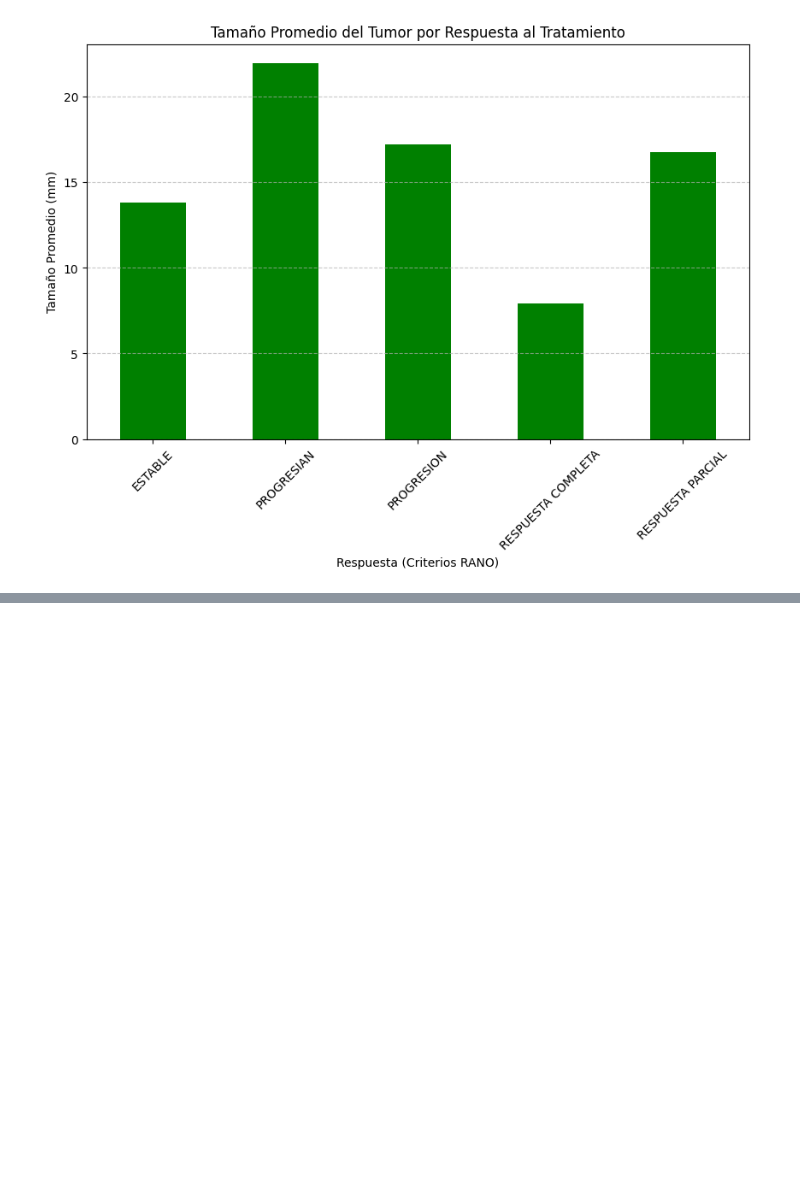
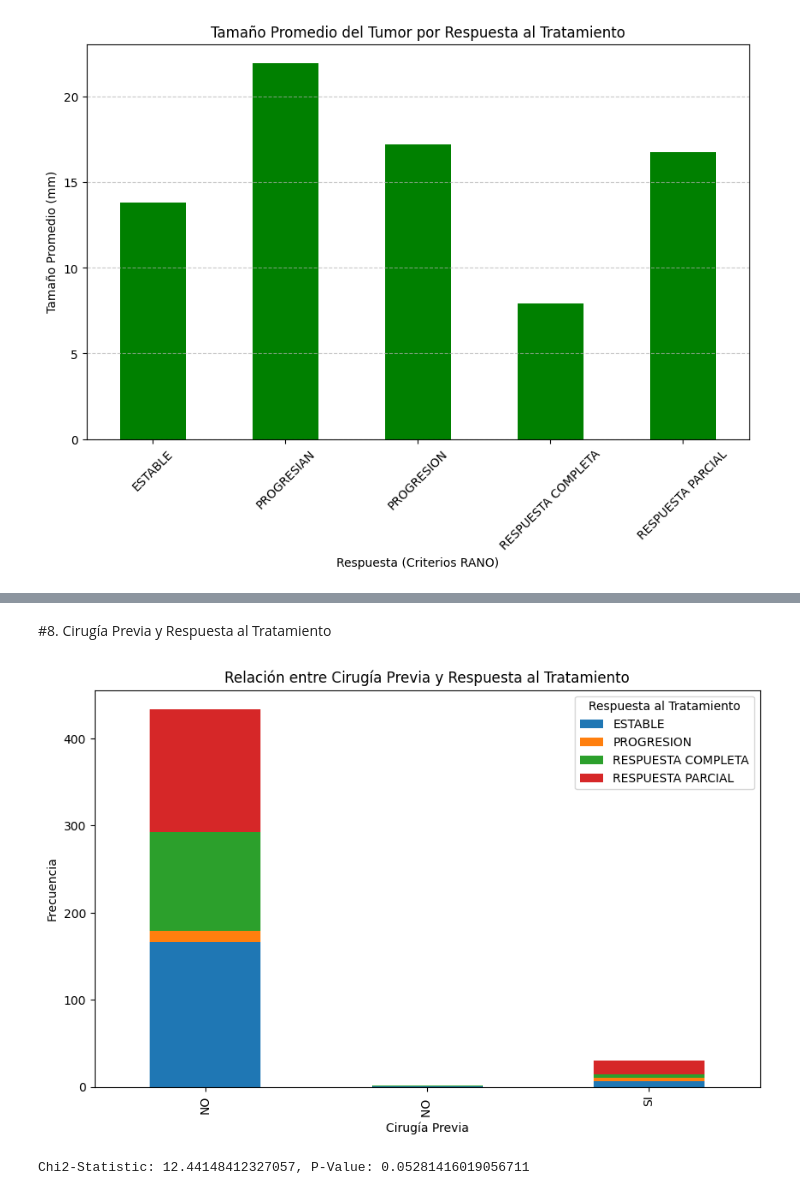
Before and after one commit to AngelTroncoso/TratamientoOncologico, a Jupyter notebook: Angel.ipynb, the cells around one changed output, grey strips where cells are left out. Saved outputs shown, nothing was run; the diff lists cells and outputs as text; code cells hidden in the pictures; blank space fills up the shorter version.

```diff
--- a/Angel.ipynb
+++ b/Angel.ipynb
@@ -594,0 +609,22 @@ RESPUESTA PARCIAL           15.500  21.900  61.0
+# %% [markdown]
+#8. Cirugía Previa y Respuesta al Tratamiento
+# %%
+import matplotlib.pyplot as plt
+
+# Tabla de frecuencias
+tabla = pd.crosstab(df['CIRUGIA PREVIA'], df['RESPUESTA (CRITERIOS RANO)'])
+
+# Gráfico de barras apiladas
+tabla.plot(kind='bar', stacked=True, figsize=(10, 6))
+plt.title('Relación entre Cirugía Previa y Respuesta al Tratamiento')
+plt.xlabel('Cirugía Previa')
+plt.ylabel('Frecuencia')
+plt.legend(title='Respuesta al Tratamiento')
+plt.show()
+
+# Prueba de Chi-Cuadrado
+chi2, p_value, _, _ = chi2_contingency(tabla)
+print(f"Chi2-Statistic: {chi2}, P-Value: {p_value}")
+# %% [output]
+[figure, added]
+Chi2-Statistic: 12.44148412327057, P-Value: 0.05281416019056711
```
Also changed, not shown: parts of 8 cells of this notebook.
